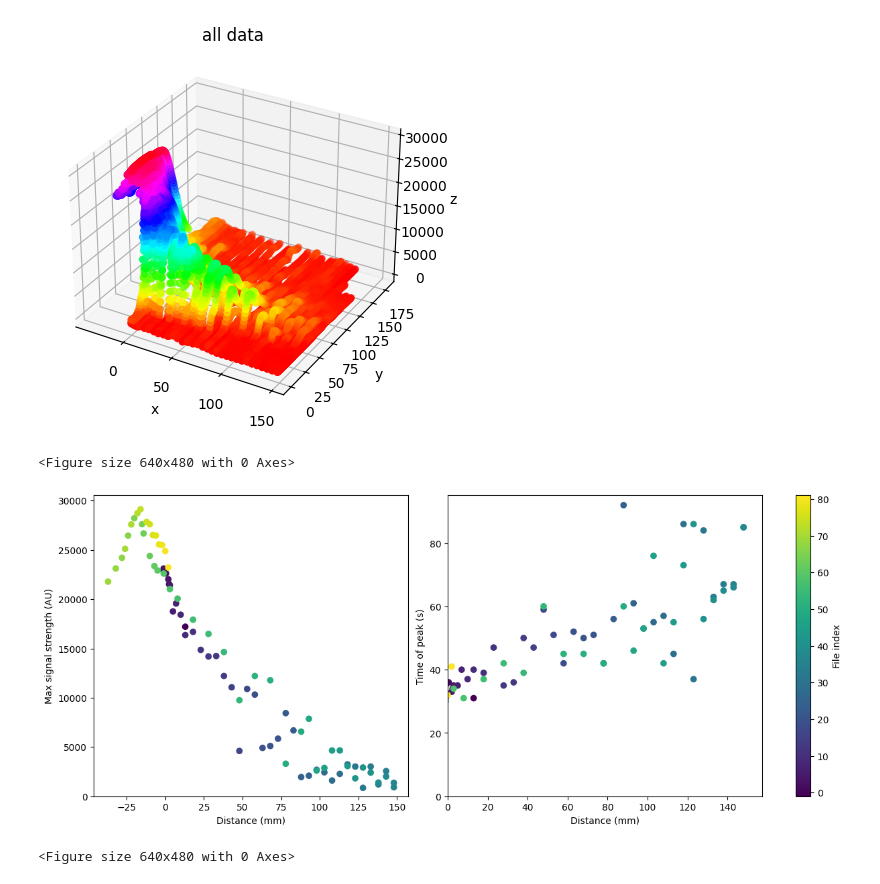
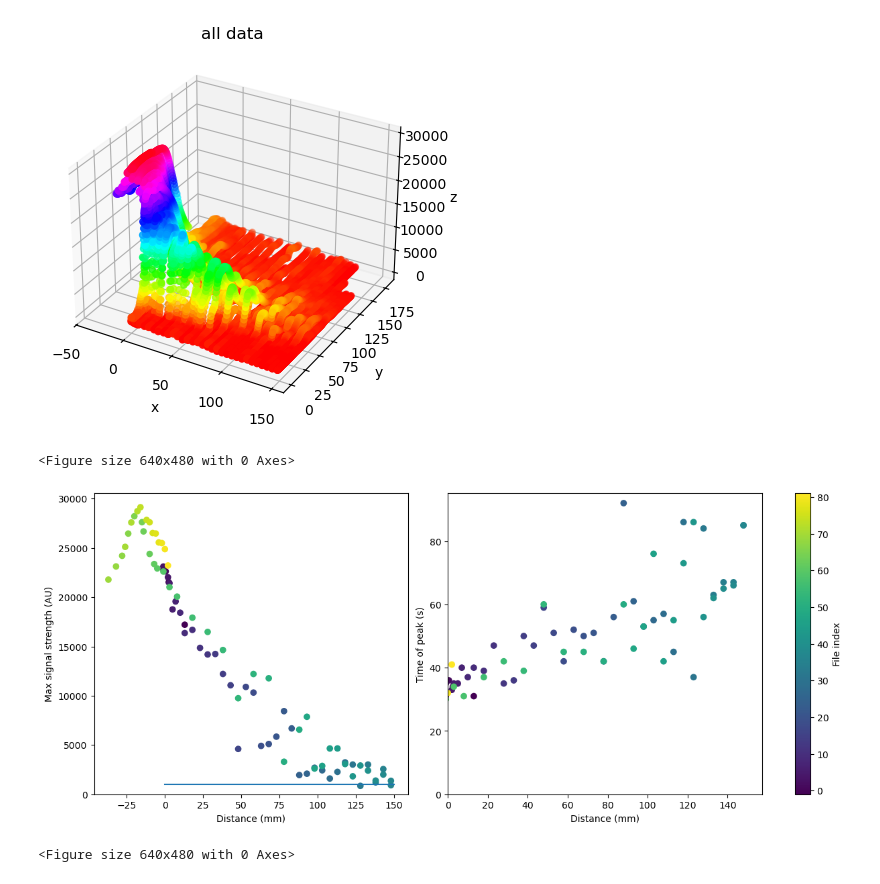
Before and after one commit to Michiel-E3/Bachelor-project, a Jupyter notebook: data-analyse experiment 2/data-analysis2.ipynb, the cells around one changed output. Drawn from its saved outputs; the diff is of its cells as text; code cells hidden in the pictures.

Commit message:
data-analysis fine-tune

```diff
--- a/data-analyse experiment 2/data-analysis2.ipynb
+++ b/data-analyse experiment 2/data-analysis2.ipynb
@@ -15,8 +15,8 @@ for i in range(0, number_of_files+1):
     A0 = []
     A1 = []
     A2 = []
-    # open_file = open(f"C:/Users/Michiel Erkamp/Desktop/Bachelor-project/data/data-{i}.csv", 'r')
-    open_file = open(f"C:/Users/Michiel/Desktop/Bachelor-project/data/data-{i}.csv", 'r')
+    open_file = open(f"C:/Users/Michiel Erkamp/Desktop/Bachelor-project/data/data-{i}.csv", 'r')
+    # open_file = open(f"C:/Users/Michiel/Desktop/Bachelor-project/data/data-{i}.csv", 'r')
     for line in open_file:
         data_opgeknipt = line.split(',')
         try:
@@ -69,7 +69,7 @@ ax.set_zlabel(r'z')
 plt.show()
 plt.clf()
 # %% [output]
-[figure, old version]
+[figure, new version]
 <Figure size 640x480 with 0 Axes>
 # %%
 height_top = []
@@ -79,32 +79,33 @@ signal_top = []
 
 for measurement in data:
     index = np.where(measurement[2] == np.max(measurement[2]))[0][0]
     height_top.append(measurement[0][index])
     time_top.append(measurement[1][index])
     signal_top.append(measurement[2][index])
 
 # Create side-by-side subplots with equal width
 fig, axes = plt.subplots(1, 2, figsize=(12, 5), constrained_layout=True)
 
 # Plot on the left
 sc = axes[0].scatter(height_top, signal_top, c=range(-1, number_of_files), cmap='viridis')
+axes[0].plot([0,150], [1000,1000])
 # axes[0].set_xlim(left=0)
 axes[0].set_ylim(bottom=0)
 axes[0].set_xlabel("Distance (mm)")
 axes[0].set_ylabel("Max signal strength (AU)")
 
 # Plot on the right
 axes[1].scatter(height_top, time_top, c=range(-1, number_of_files), cmap='viridis')
 axes[1].set_xlim(left=0)
 axes[1].set_ylim(bottom=0)
 axes[1].set_xlabel("Distance (mm)")
 axes[1].set_ylabel("Time of peak (s)")
 
 # Add a shared colorbar on the right side
 cbar = fig.colorbar(sc, ax=axes, location='right', label='File index')
 
 plt.show()
 plt.clf()
 # %% [output]
-[figure, old version]
+[figure, new version]
 <Figure size 640x480 with 0 Axes>
```
Also changed, not shown: 2 other files.
